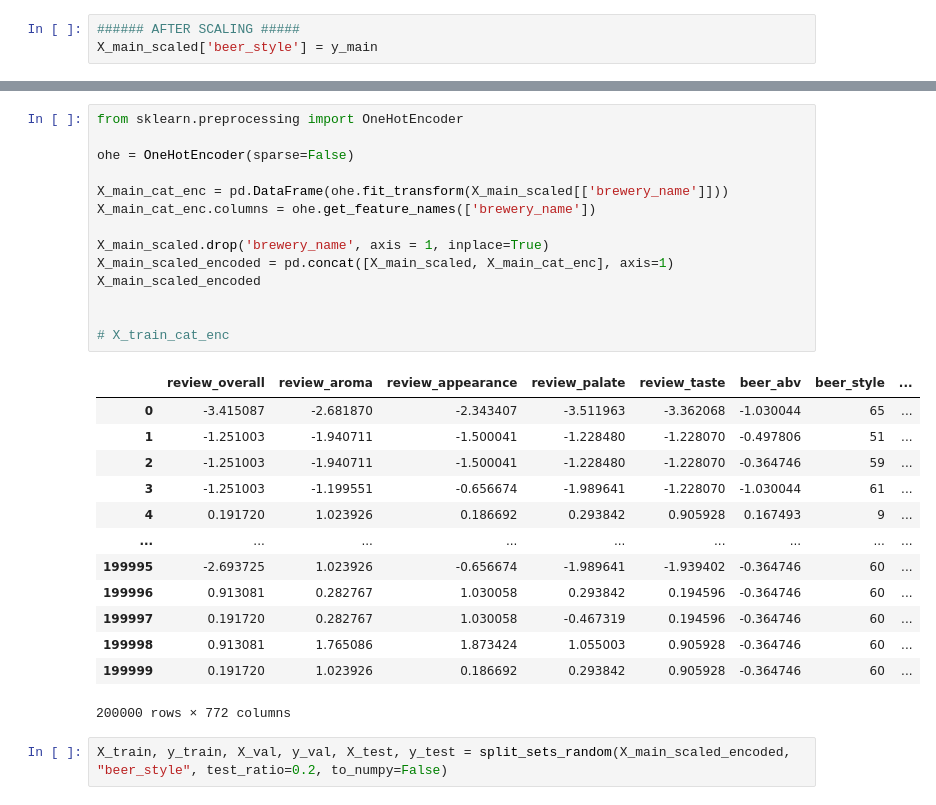
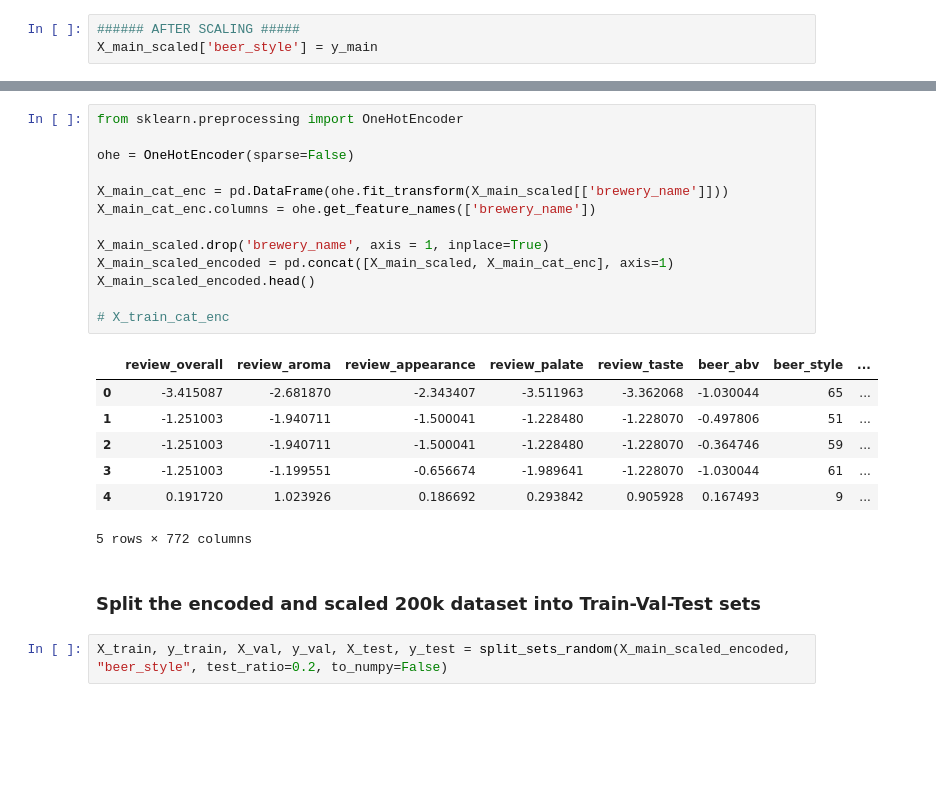
Before and after one commit to HninPwint/cnn_beer_type_prediction_fastapi_heroku, a Jupyter notebook: notebooks/6_Preparation_Encoding_Scaling_withoutReviewTime_sampleSize200k.ipynb, the cells around one changed output, grey strips where cells are left out. Saved outputs shown, nothing was run; the diff lists cells and outputs as text; blank space fills up the shorter version.

```diff
--- a/notebooks/6_Preparation_Encoding_Scaling_withoutReviewTime_sampleSize200k.ipynb
+++ b/notebooks/6_Preparation_Encoding_Scaling_withoutReviewTime_sampleSize200k.ipynb
@@ -259,31 +245,26 @@ X_main_scaled
 # %%
 from sklearn.preprocessing import OneHotEncoder
 
 ohe = OneHotEncoder(sparse=False)
 
 X_main_cat_enc = pd.DataFrame(ohe.fit_transform(X_main_scaled[['brewery_name']]))
 X_main_cat_enc.columns = ohe.get_feature_names(['brewery_name'])
 
 X_main_scaled.drop('brewery_name', axis = 1, inplace=True)
 X_main_scaled_encoded = pd.concat([X_main_scaled, X_main_cat_enc], axis=1)
-X_main_scaled_encoded
-
+X_main_scaled_encoded.head()
 
 # X_train_cat_enc
 # %% [output]
 |  | review_overall | review_aroma | review_appearance | review_palate | review_taste | beer_abv | beer_style | ... |
 | 0 | -3.415087 | -2.681870 | -2.343407 | -3.511963 | -3.362068 | -1.030044 | 65 | ... |
 | 1 | -1.251003 | -1.940711 | -1.500041 | -1.228480 | -1.228070 | -0.497806 | 51 | ... |
 | 2 | -1.251003 | -1.940711 | -1.500041 | -1.228480 | -1.228070 | -0.364746 | 59 | ... |
 | 3 | -1.251003 | -1.199551 | -0.656674 | -1.989641 | -1.228070 | -1.030044 | 61 | ... |
 | 4 | 0.191720 | 1.023926 | 0.186692 | 0.293842 | 0.905928 | 0.167493 | 9 | ... |
-| ... | ... | ... | ... | ... | ... | ... | ... | ... |
-| 199995 | -2.693725 | 1.023926 | -0.656674 | -1.989641 | -1.939402 | -0.364746 | 60 | ... |
-| 199996 | 0.913081 | 0.282767 | 1.030058 | 0.293842 | 0.194596 | -0.364746 | 60 | ... |
-| 199997 | 0.191720 | 0.282767 | 1.030058 | -0.467319 | 0.194596 | -0.364746 | 60 | ... |
-| 199998 | 0.913081 | 1.765086 | 1.873424 | 1.055003 | 0.905928 | -0.364746 | 60 | ... |
-| 199999 | 0.191720 | 1.023926 | 0.186692 | 0.293842 | 0.905928 | -0.364746 | 60 | ... |
-200000 rows × 772 columns
+5 rows × 772 columns
+# %% [markdown]
+### Split the encoded and scaled 200k dataset into Train-Val-Test sets
 # %%
 X_train, y_train, X_val, y_val, X_test, y_test = split_sets_random(X_main_scaled_encoded, "beer_style", test_ratio=0.2, to_numpy=False)
 # %% [markdown]
```
Also changed, not shown: parts of 8 cells of this notebook, 8 other files.
